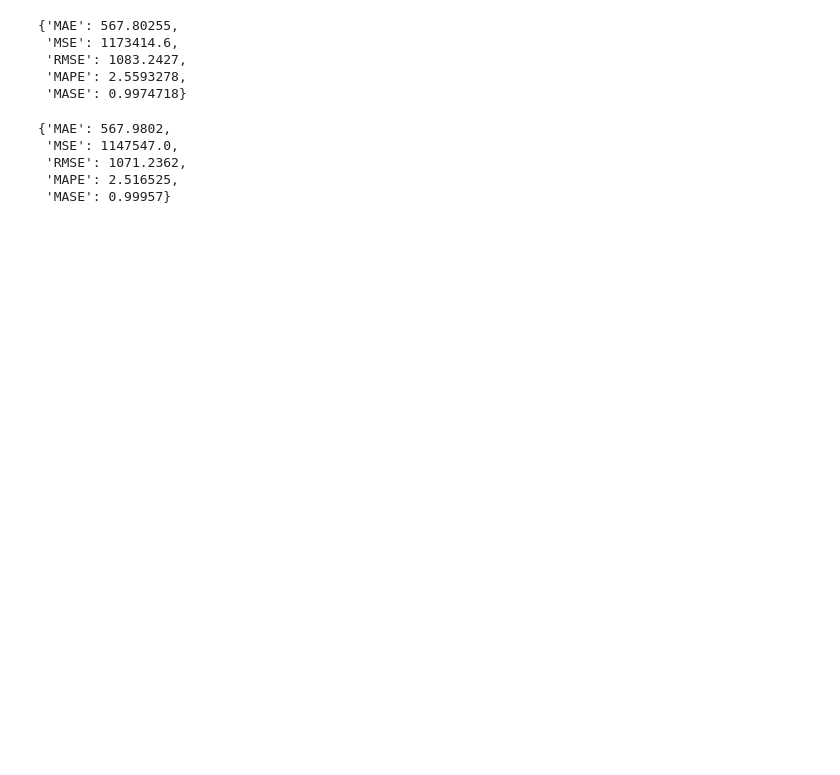
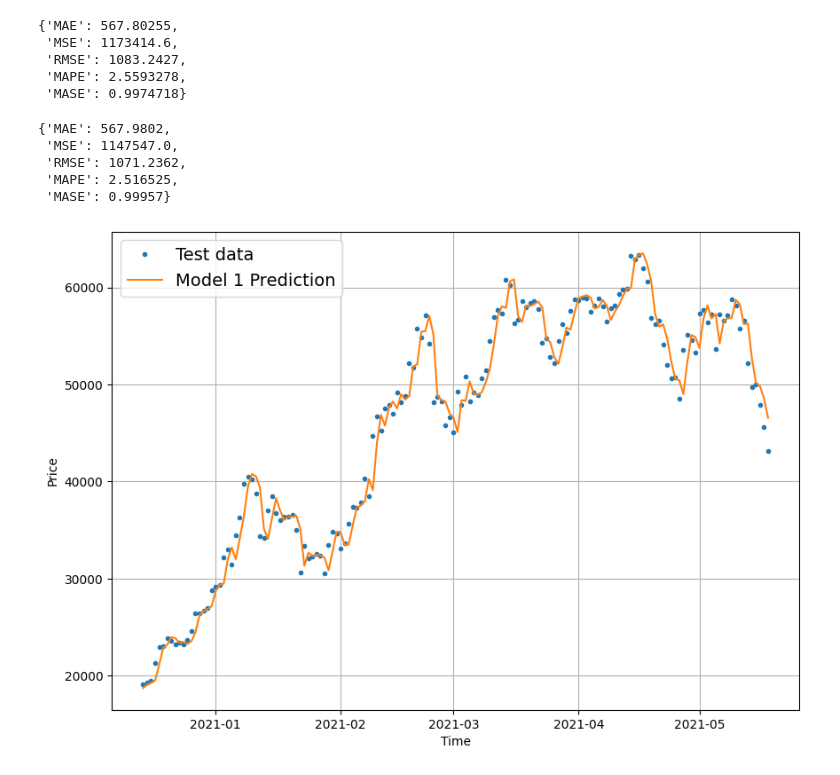
Before and after one commit to klsharma22/TensorflowCertifcationCourse, a Jupyter notebook: 10_time_series_forecasting_with_tensorflow.ipynb, the cells around one changed output. Cells and saved outputs as stored; diff of their text form; code cells hidden in the pictures; blank space fills up the shorter version.

Commit message:
Plotted the predicted data and the actual data to analyse

```diff
--- a/10_time_series_forecasting_with_tensorflow.ipynb
+++ b/10_time_series_forecasting_with_tensorflow.ipynb
@@ -647,6 +647,7 @@ def make_pred_and_evaluate(model, input_data, true_labels):
                        tf.squeeze(model_pred))
 # %%
 # model_1_pred = load_model_1.predict(test_windows)
+model_1_pred = load_model_1.predict(test_windows)
 model_1_results = make_pred_and_evaluate(load_model_1, test_windows, test_labels)
 model_1_results
 # %% [output]
@@ -664,3 +666,11 @@ naive_results
  'RMSE': 1071.2362,
  'MAPE': 2.516525,
  'MASE': 0.99957}
+# %%
+# Let's plot our model 1 predictions
+offset = 400
+plt.figure(figsize= (10, 7))
+plot_time_series(timesteps= X_test[-len(test_windows):], values= test_labels[:, 0], start= offset, label= 'Test data')
+plot_time_series(timesteps= X_test[-len(test_windows):], format='-', values= model_1_pred, start= offset, label= 'Model 1 Prediction')
+# %% [output]
+[figure, added]
```
Also changed, not shown: parts of 1 cell of this notebook.
